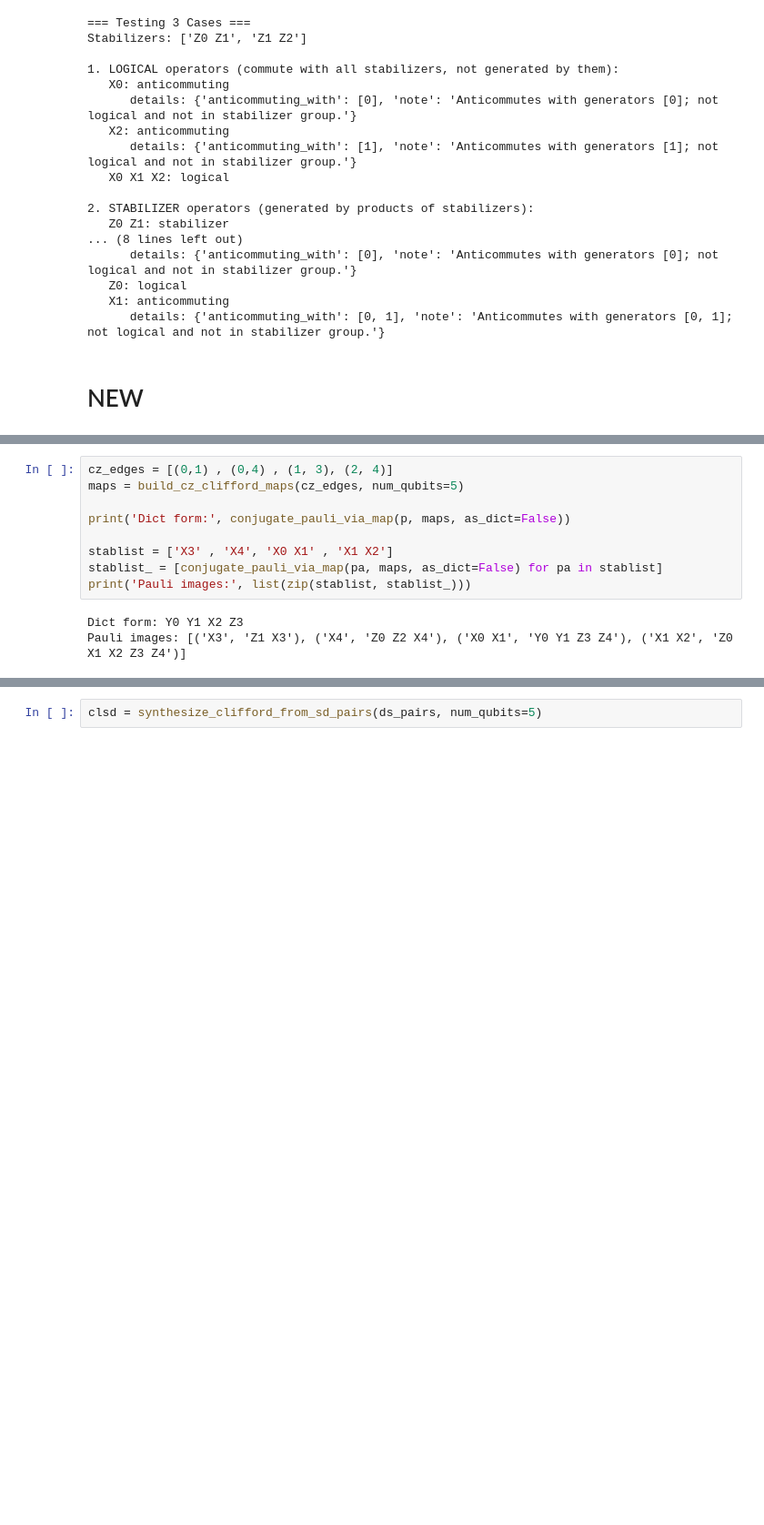
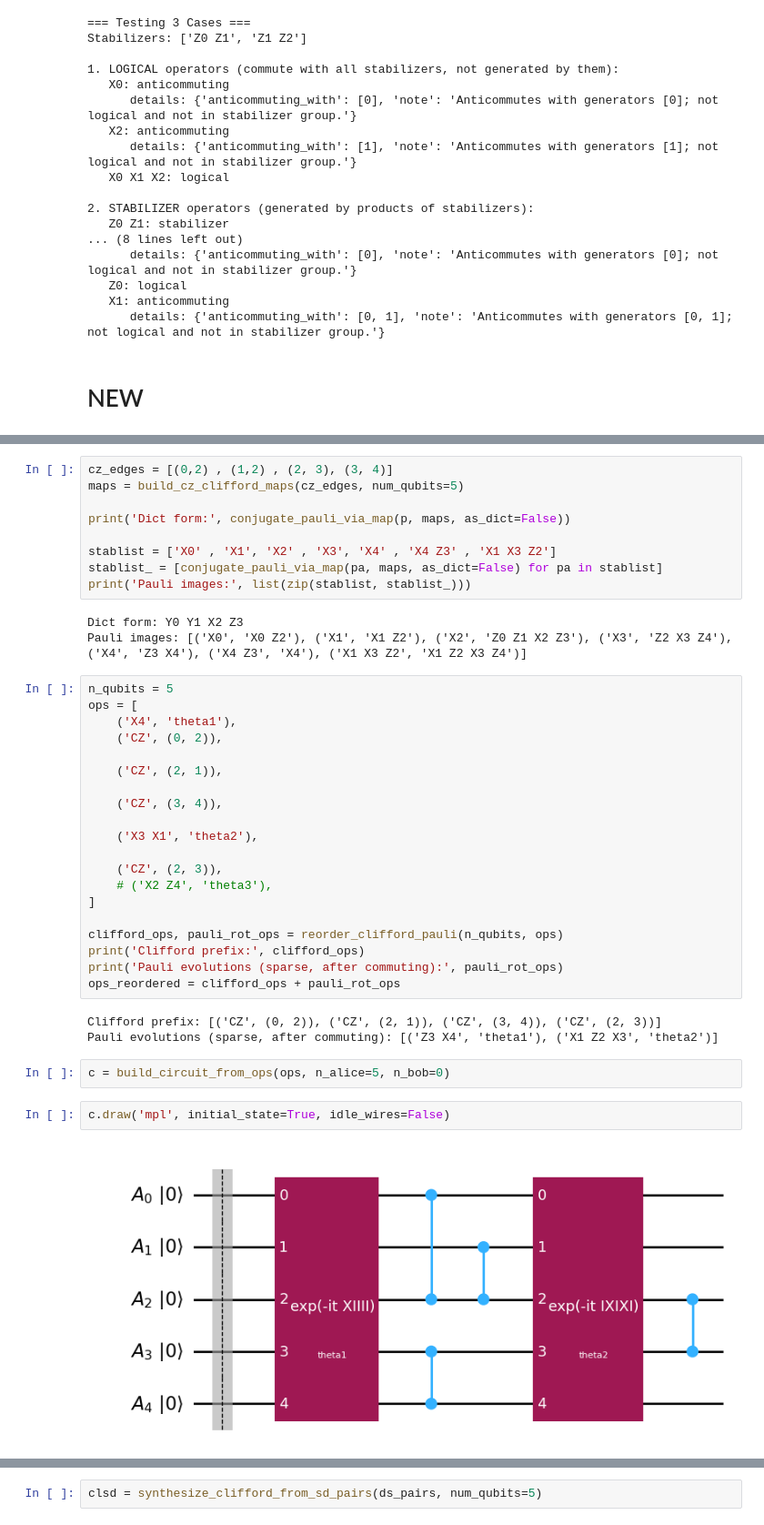
Before and after one commit to pafloxy/stabmbqc-game, a Jupyter notebook: backend/qc_viz_-tri1.ipynb, the cells around one changed output, grey strips where cells are left out. Shown at 91% size. Cells and saved outputs as stored; diff of their text form; blank space fills up the shorter version.

```diff
--- a/backend/qc_viz_-tri1.ipynb
+++ b/backend/qc_viz_-tri1.ipynb
@@ -546,12 +544,41 @@ if str(ROOT) not in sys.path:
 # %%
-cz_edges = [(0,1) , (0,4) , (1, 3), (2, 4)]
+cz_edges = [(0,2) , (1,2) , (2, 3), (3, 4)]
 maps = build_cz_clifford_maps(cz_edges, num_qubits=5)
 
 print('Dict form:', conjugate_pauli_via_map(p, maps, as_dict=False))
 
-stablist = ['X3' , 'X4', 'X0 X1' , 'X1 X2']
+stablist = ['X0' , 'X1', 'X2' , 'X3', 'X4' , 'X4 Z3' , 'X1 X3 Z2']
 stablist_ = [conjugate_pauli_via_map(pa, maps, as_dict=False) for pa in stablist]
 print('Pauli images:', list(zip(stablist, stablist_)))
 # %% [output]
 Dict form: Y0 Y1 X2 Z3
-Pauli images: [('X3', 'Z1 X3'), ('X4', 'Z0 Z2 X4'), ('X0 X1', 'Y0 Y1 Z3 Z4'), ('X1 X2', 'Z0 X1 X2 Z3 Z4')]
+Pauli images: [('X0', 'X0 Z2'), ('X1', 'X1 Z2'), ('X2', 'Z0 Z1 X2 Z3'), ('X3', 'Z2 X3 Z4'), ('X4', 'Z3 X4'), ('X4 Z3', 'X4'), ('X1 X3 Z2', 'X1 Z2 X3 Z4')]
+# %%
+n_qubits = 5
+ops = [
+    ('X4', 'theta1'),
+    ('CZ', (0, 2)),
+
+    ('CZ', (2, 1)),
+
+    ('CZ', (3, 4)),
+
+    ('X3 X1', 'theta2'),
+
+    ('CZ', (2, 3)),
+    # ('X2 Z4', 'theta3'),
+]
+
+clifford_ops, pauli_rot_ops = reorder_clifford_pauli(n_qubits, ops)
+print('Clifford prefix:', clifford_ops)
+print('Pauli evolutions (sparse, after commuting):', pauli_rot_ops)
+ops_reordered = clifford_ops + pauli_rot_ops
+# %% [output]
+Clifford prefix: [('CZ', (0, 2)), ('CZ', (2, 1)), ('CZ', (3, 4)), ('CZ', (2, 3))]
+Pauli evolutions (sparse, after commuting): [('Z3 X4', 'theta1'), ('X1 Z2 X3', 'theta2')]
+# %%
+c = build_circuit_from_ops(ops, n_alice=5, n_bob=0)
+# %%
+c.draw('mpl', initial_state=True, idle_wires=False)
+# %% [output]
+[figure, added]
```
Also changed, not shown: parts of 16 cells of this notebook, 11 other files.
